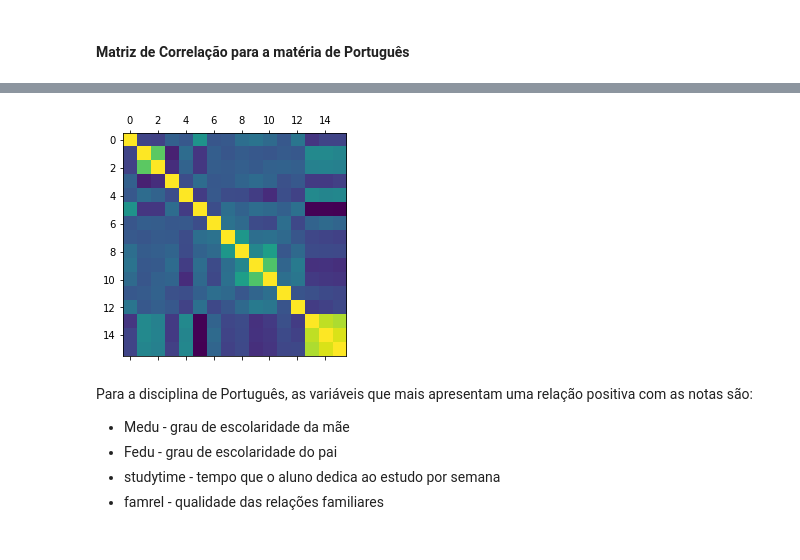
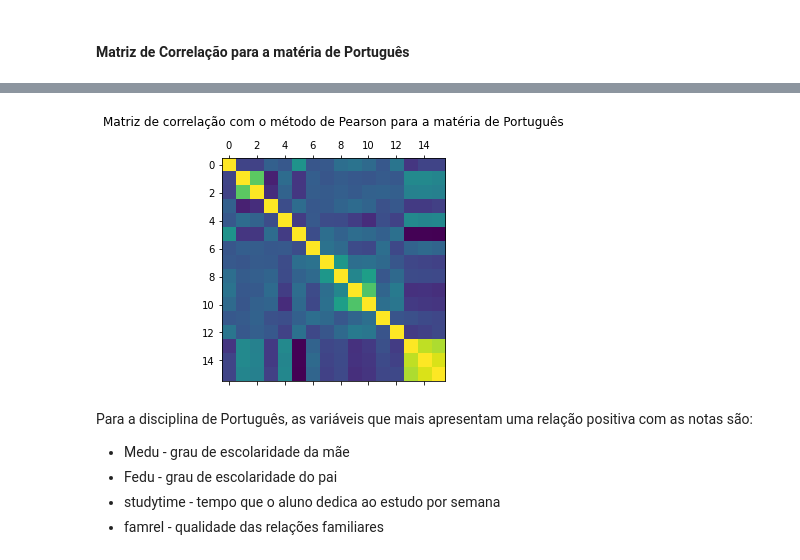
Before and after one commit to shl0mo/DataAnalysis_Students-Pandas, a Jupyter notebook: Estudantes.ipynb, the cells around one changed output, grey strips where cells are left out. Saved outputs shown, nothing was run; the diff lists cells and outputs as text; code cells hidden in the pictures.

```diff
--- a/Estudantes.ipynb
+++ b/Estudantes.ipynb
@@ -378,11 +383,12 @@ corr_por
 | G1 | -0.174322 | 0.260472 | 0.217501 | -0.154120 | 0.260875 | -0.384210 | 0.048795 | -0.094497 | -0.074053 | -0.195171 | ... |
 | G2 | -0.107119 | 0.264035 | 0.225139 | -0.154489 | 0.240498 | -0.385782 | 0.089588 | -0.106678 | -0.079469 | -0.189480 | ... |
 | G3 | -0.106505 | 0.240151 | 0.211800 | -0.127173 | 0.249789 | -0.393316 | 0.063361 | -0.122705 | -0.087641 | -0.204719 | ... |
-# %%
-plt.matshow(corr_por)
-plt.show()
-# %% [output]
-[figure, removed]
+# %%
+plt.matshow(corr_por)
+plt.title('Matriz de correlação com o método de Pearson para a matéria de Português\n');
+plt.show()
+# %% [output]
+[figure, added]
 # %% [markdown]
 Para a disciplina de Português, as variáveis que mais apresentam uma relação positiva com as notas são:
 - Medu - grau de escolaridade da mãe
```
Also changed, not shown: parts of 26 cells of this notebook.
